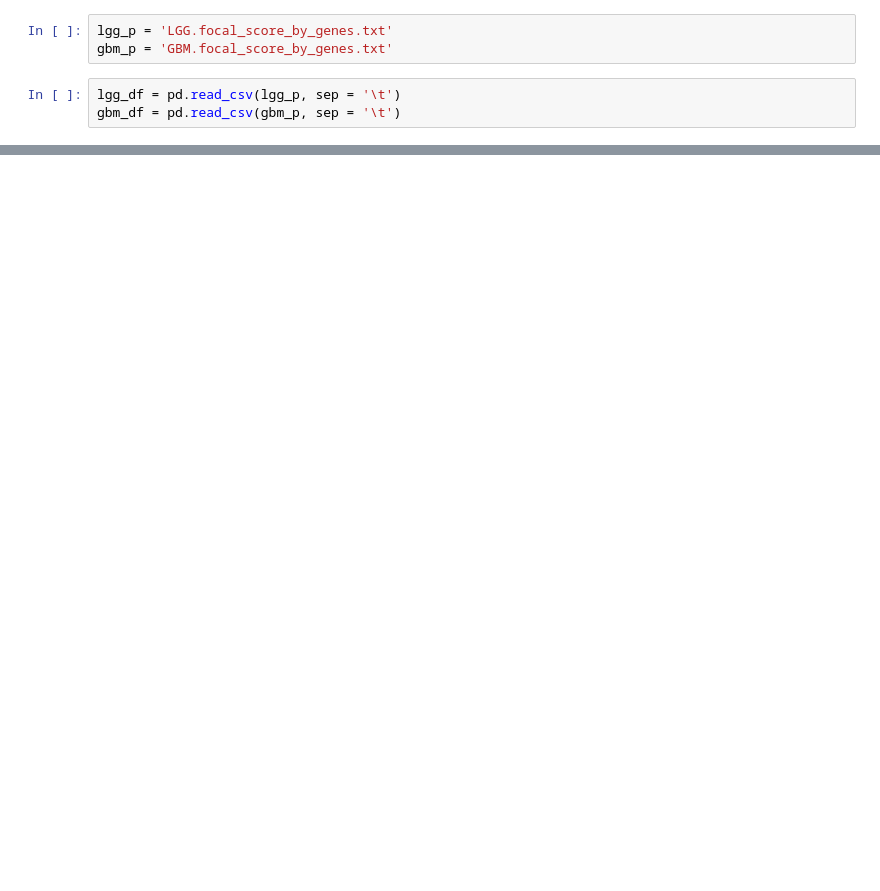
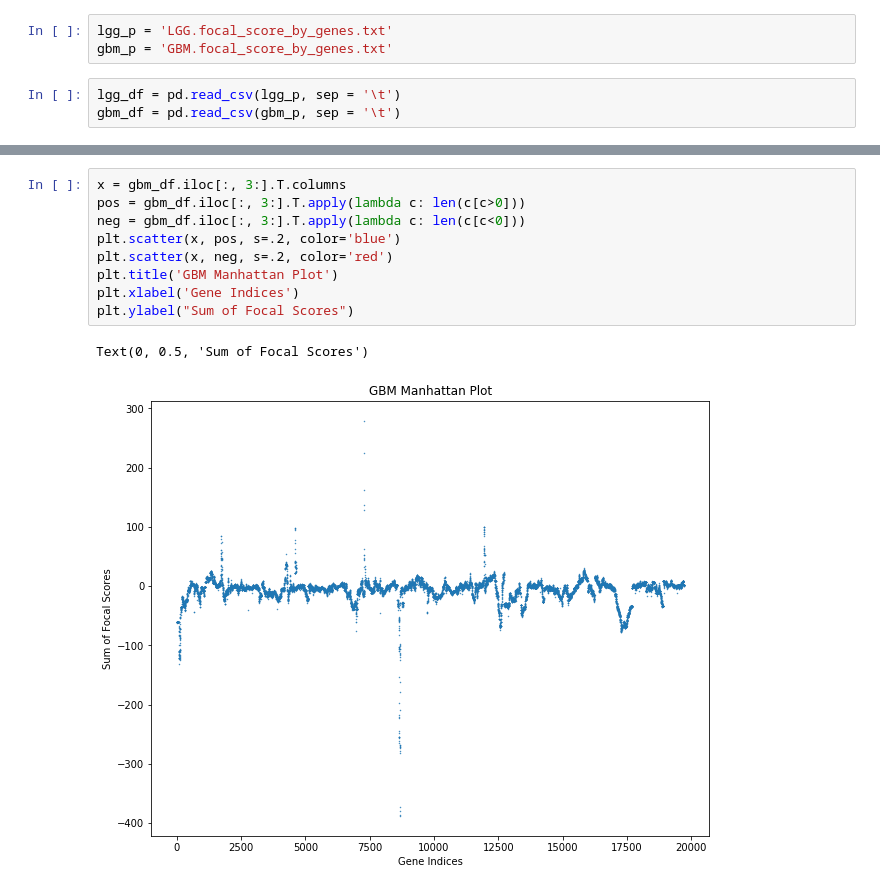
Before and after one commit to Ninada-U/Analyzing-CNVs-between-GBM-and-LGG, a Jupyter notebook: notebooks/viz-focal.ipynb, the cells around one changed output, grey strips where cells are left out. Cells and saved outputs as stored; diff of their text form; blank space fills up the shorter version.

```diff
--- a/notebooks/viz-focal.ipynb
+++ b/notebooks/viz-focal.ipynb
@@ -60,0 +36,12 @@ plt.savefig('gbm_focal.png')
+# %%
+x = gbm_df.iloc[:, 3:].T.columns
+pos = gbm_df.iloc[:, 3:].T.apply(lambda c: len(c[c>0]))
+neg = gbm_df.iloc[:, 3:].T.apply(lambda c: len(c[c<0]))
+plt.scatter(x, pos, s=.2, color='blue')
+plt.scatter(x, neg, s=.2, color='red')
+plt.title('GBM Manhattan Plot')
+plt.xlabel('Gene Indices')
+plt.ylabel("Sum of Focal Scores")
+# %% [output]
+Text(0, 0.5, 'Sum of Focal Scores')
+[figure, added]
```
Also changed, not shown: parts of 9 cells of this notebook.
